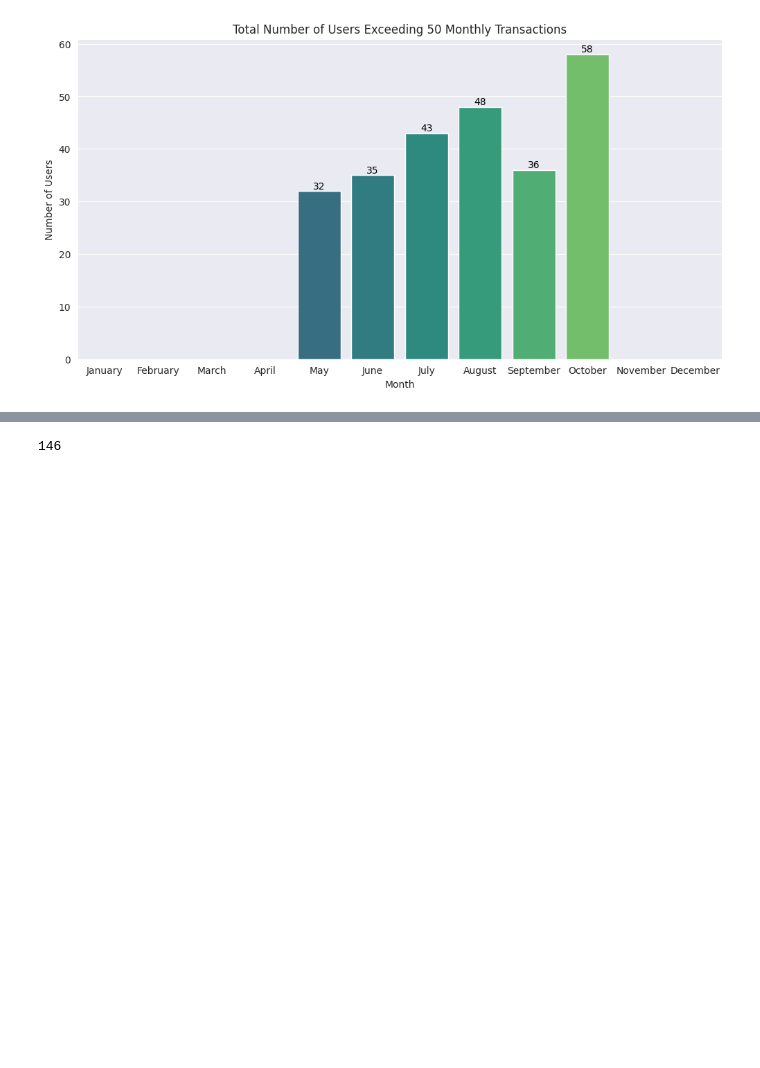
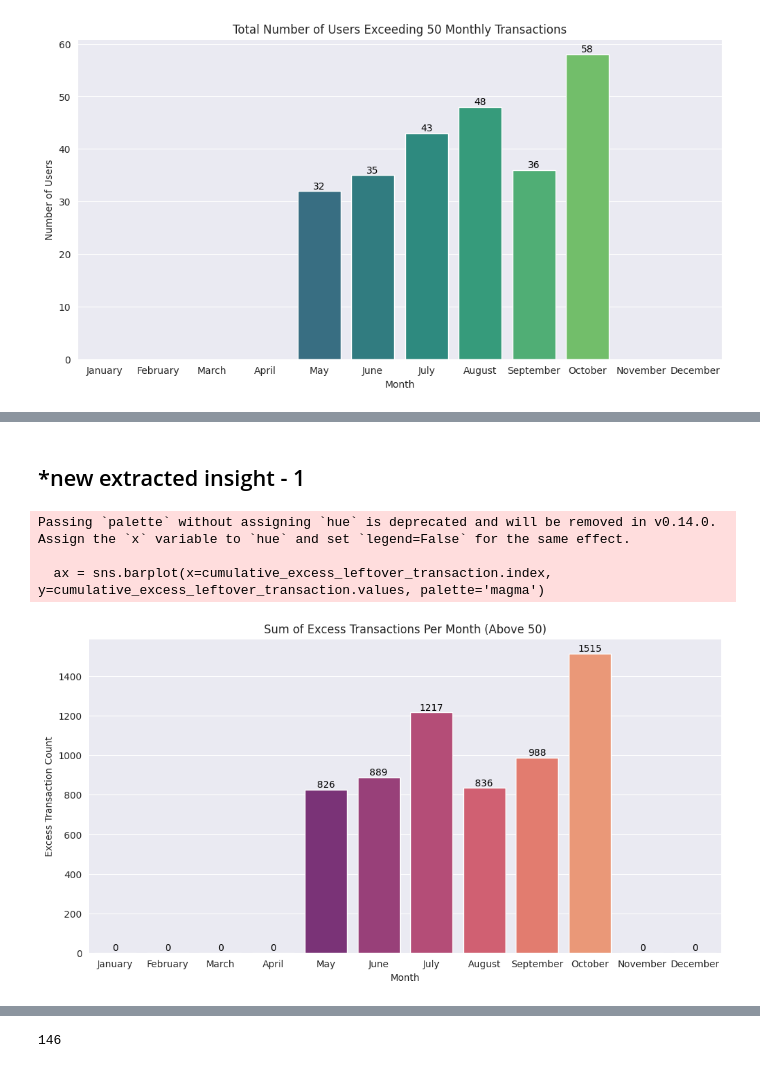
Before and after one commit to neyedhayo/transaction-analysis, a Jupyter notebook: notebook/eda_notebook.ipynb, the cells around one changed output, grey strips where cells are left out. Cells and saved outputs as stored; diff of their text form; code cells hidden in the pictures; blank space fills up the shorter version.

```diff
--- a/notebook/eda_notebook.ipynb
+++ b/notebook/eda_notebook.ipynb
@@ -118,3 +150,25 @@ Passing `palette` without assigning `hue` is deprecated and will be removed in v
+# %% [markdown]
+## *new extracted insight - 1
+# %%
+# Bar plot for Cumulative Excess Transactions by Month
+plt.figure(figsize=(12, 6))
+ax = sns.barplot(x=cumulative_excess_leftover_transaction.index, y=cumulative_excess_leftover_transaction.values, palette='magma')
+plt.title('Sum of Excess Transactions Per Month (Above 50)')
+plt.xlabel('Month')
+plt.ylabel('Excess Transaction Count')
+
+# Adding the count above the bars
+for p in ax.patches:
+    ax.annotate(f'{int(p.get_height())}', (p.get_x() + p.get_width() / 2., p.get_height()),
+                ha='center', va='center', fontsize=10, color='black', xytext=(0, 5),
+                textcoords='offset points')
+
+plt.show()
+# %% [output]
+Passing `palette` without assigning `hue` is deprecated and will be removed in v0.14.0. Assign the `x` variable to `hue` and set `legend=False` for the same effect.
+
+  ax = sns.barplot(x=cumulative_excess_leftover_transaction.index, y=cumulative_excess_leftover_transaction.values, palette='magma')
+[figure, added]
 # %%
 exceeded_50per_month_df
 # %% [output]
```
Also changed, not shown: parts of 13 cells of this notebook.
